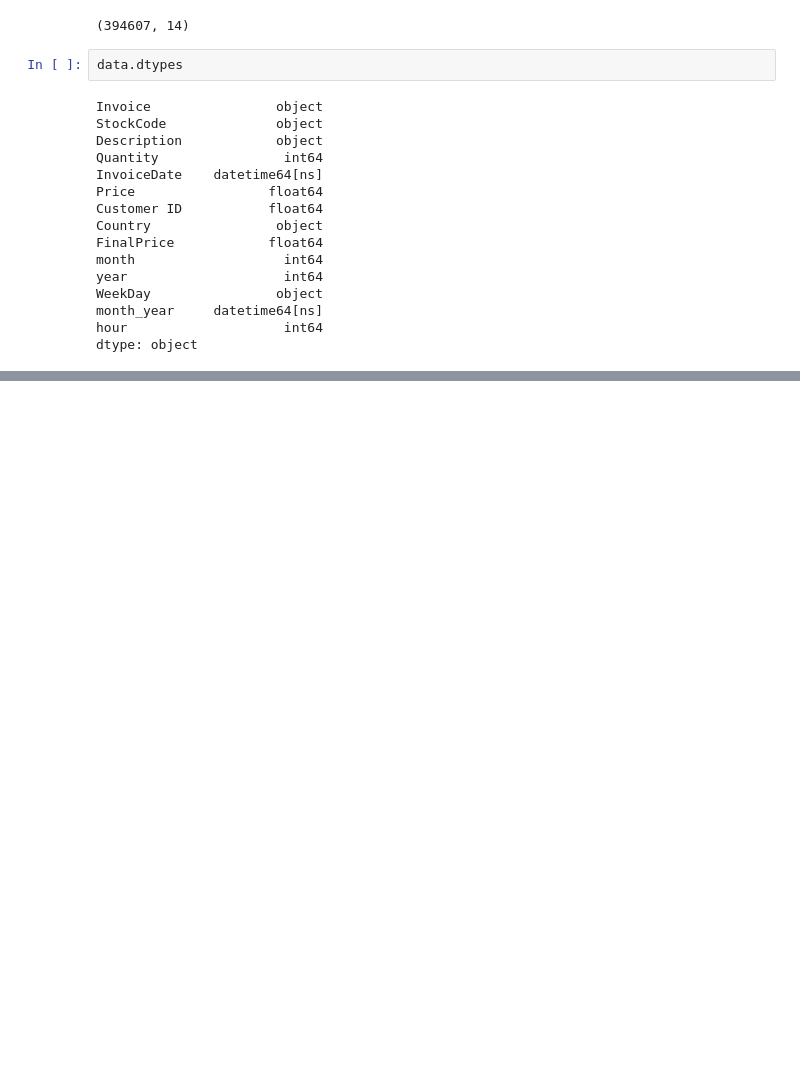
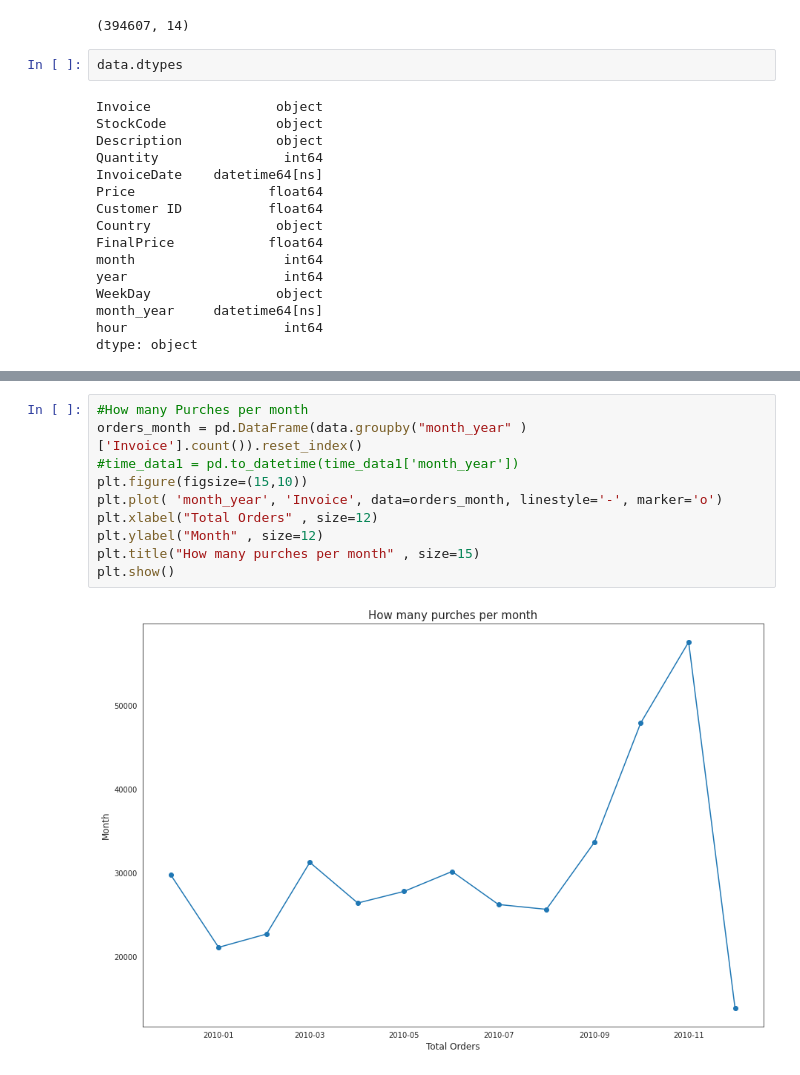
Before and after one commit to TharindaAdhikari/ML_Assignment2_IT19037752_IT19047966_IT19189390, a Jupyter notebook: Customer_Segmentaion.ipynb, the cells around one changed output, grey strips where cells are left out. Cells and saved outputs as stored; diff of their text form; blank space fills up the shorter version.

```diff
--- a/Customer_Segmentaion.ipynb
+++ b/Customer_Segmentaion.ipynb
@@ -312,0 +374,12 @@ dtype: object
+# %%
+#How many Purches per month
+orders_month = pd.DataFrame(data.groupby("month_year" )['Invoice'].count()).reset_index()
+#time_data1 = pd.to_datetime(time_data1['month_year'])
+plt.figure(figsize=(15,10))
+plt.plot( 'month_year', 'Invoice', data=orders_month, linestyle='-', marker='o')
+plt.xlabel("Total Orders" , size=12)
+plt.ylabel("Month" , size=12)
+plt.title("How many purches per month" , size=15)
+plt.show()
+# %% [output]
+[figure, added]
```
Also changed, not shown: parts of 12 cells of this notebook.
